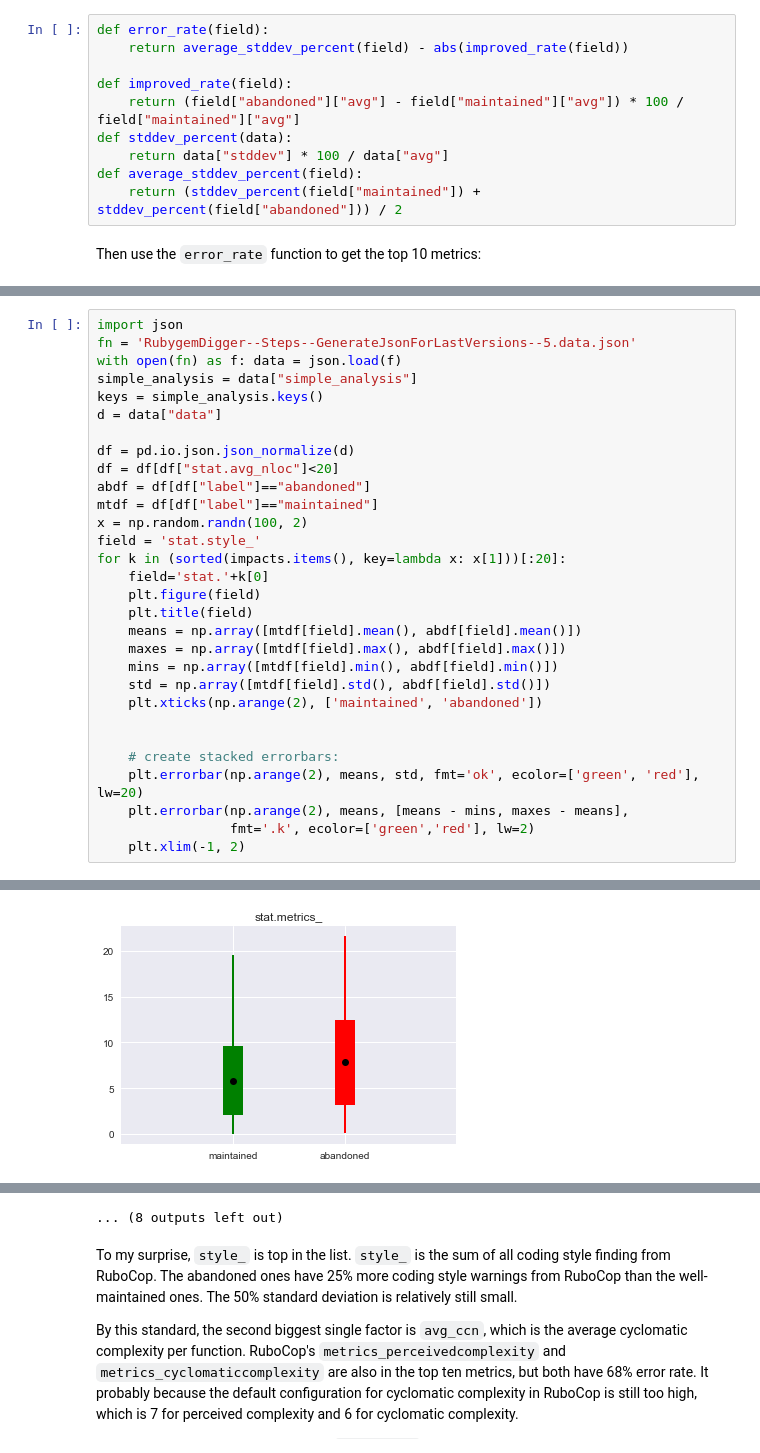
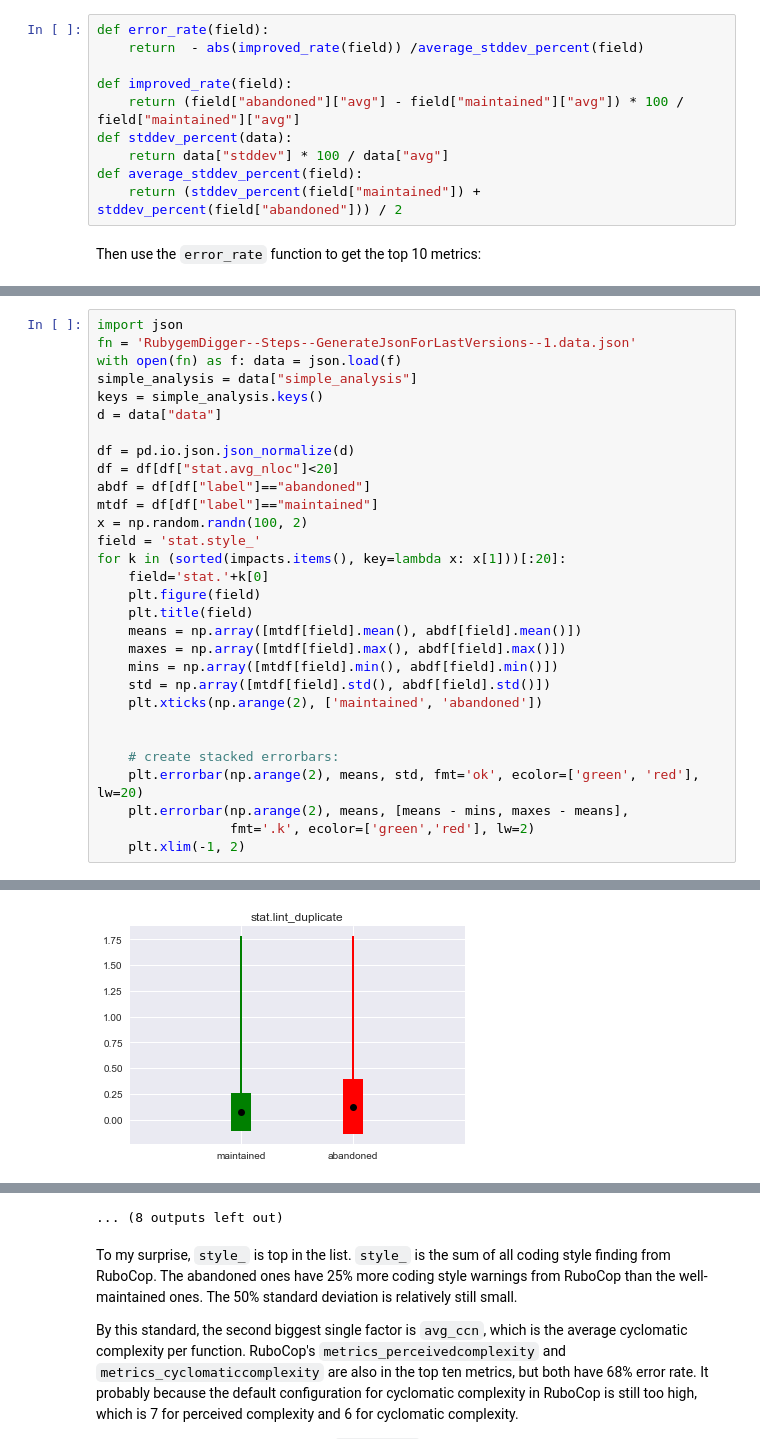
Before and after one commit to terryyin/rubygem_digger, a Jupyter notebook: notebook/Paper.ipynb, the cells around one changed output, grey strips where cells are left out. Saved outputs shown, nothing was run; the diff lists cells and outputs as text.

Commit message:
upate data

```diff
--- a/notebook/Paper.ipynb
+++ b/notebook/Paper.ipynb
@@ -386,7 +386,7 @@ From Appendix B we can see that the 'maintained' average metrics are better than
 I developed a simple method to calculate the error rate of each field alone:
 # %%
 def error_rate(field):
-    return average_stddev_percent(field) - abs(improved_rate(field))
+    return  - abs(improved_rate(field)) /average_stddev_percent(field)
 
 def improved_rate(field):
     return (field["abandoned"]["avg"] - field["maintained"]["avg"]) * 100 / field["maintained"]["avg"]
@@ -428,6 +428,6 @@ Metrics: metrics_cyclomaticcomplexity   Improvement:  24.8%     Error rate:  68.
 # %%
 import json
-fn = 'RubygemDigger--Steps--GenerateJsonForLastVersions--5.data.json'
+fn = 'RubygemDigger--Steps--GenerateJsonForLastVersions--1.data.json'
 with open(fn) as f: data = json.load(f)
 simple_analysis = data["simple_analysis"]
 keys = simple_analysis.keys()
@@ -462 +462 @@ for k in (sorted(impacts.items(), key=lambda x: x[1]))[:20]:
-[figure, old version]
+[figure, new version]
```
Also changed, not shown: parts of 3 cells of this notebook, 10 other files.
